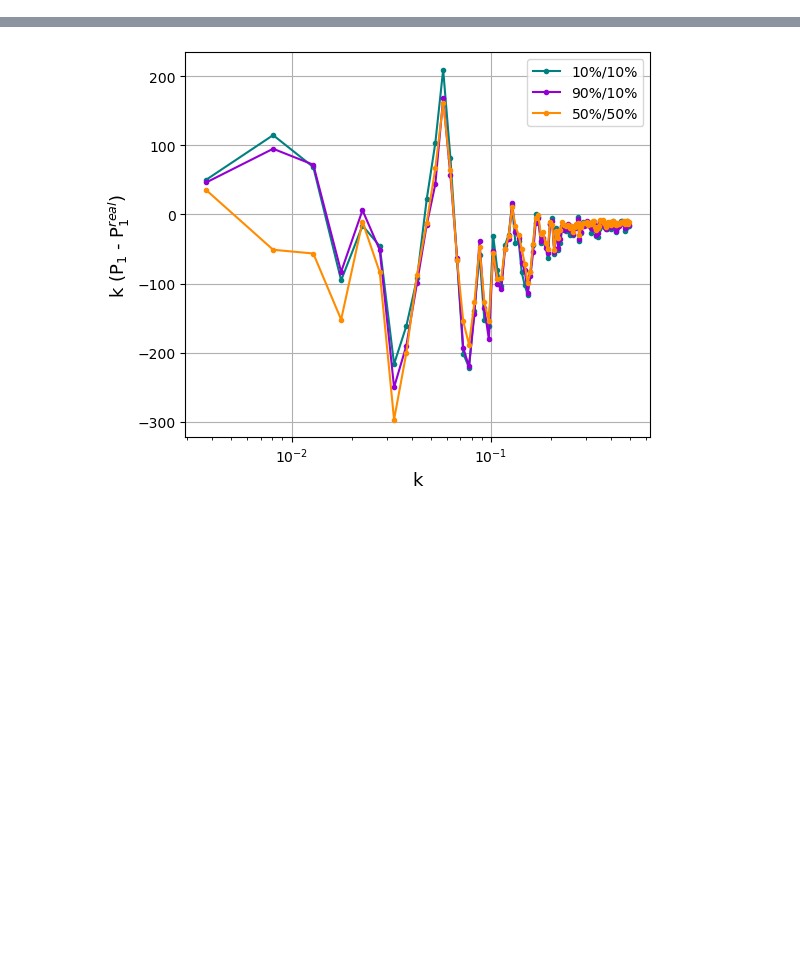
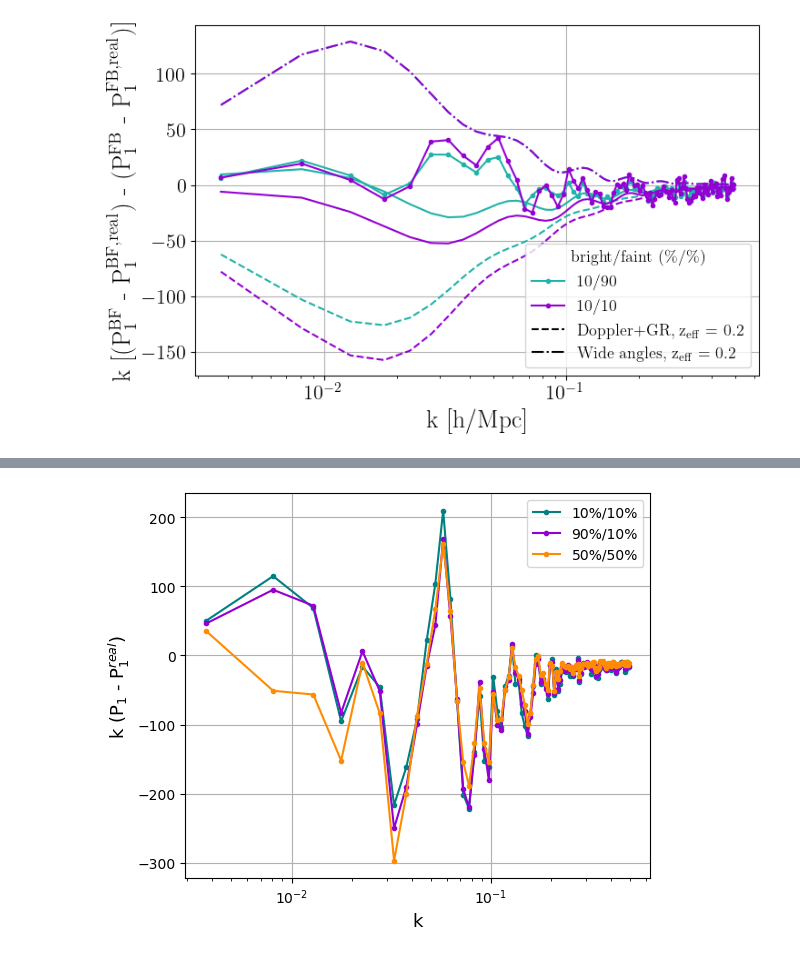
Before and after one commit to JadePiat/Relativistic_effects, a Jupyter notebook: power_spectrum.ipynb, the cells around one changed output, grey strips where cells are left out. Drawn from its saved outputs; the diff is of its cells as text; code cells hidden in the pictures; blank space fills up the shorter version.

```diff
--- a/power_spectrum.ipynb
+++ b/power_spectrum.ipynb
@@ -80,0 +114,74 @@ plt.savefig('/global/homes/j/jpiat/Relativistic_effects/figures/dipole.pdf');
+# %%
+from matplotlib.lines import Line2D
+
+cuts_b = [10,10]
+cuts_f = [90,10]
+
+s_b = [0.98,0.98]
+s_f = [0.42,0.30]
+
+b_b = [1.3,1.3]
+b_f = [1.05,1.05]
+
+z = 0.2
+
+plt.figure(figsize=(8,5))
+plt.xticks(fontsize = 16)
+plt.yticks(fontsize = 16)
+
+colors = ['lightseagreen','darkviolet']
+
+for i, [cut_b, cut_f] in enumerate(zip(cuts_b, cuts_f)):
+
+    data_BF = np.loadtxt(f'/global/homes/j/jpiat/data/Pk1_b{cut_b}_f{cut_f}.dat')
+    data_FB = np.loadtxt(f'/global/homes/j/jpiat/data/Pk1_f{cut_f}_b{cut_b}.dat')
+    data_real_BF = np.loadtxt(f'/global/homes/j/jpiat/data/Pk1_real_b{cut_b}_f{cut_f}.dat')
+    data_real_FB = np.loadtxt(f'/global/homes/j/jpiat/data/Pk1_real_f{cut_f}_b{cut_b}.dat')
+
+    k = data_BF[:,0]
+    k_real = data_real_BF[:,0]
+    pk1_BF = data_BF[:,1]
+    pk1_FB = data_FB[:,1]
+    pk1_real_BF = data_real_BF[:,1]
+    pk1_real_FB = data_real_FB[:,1]
+
+    s = [s_b[i], s_f[i]]
+    b = [b_b[i], b_f[i]]
+
+    pk1_model = model(k,z,s,b)
+    P_tot = (pk1_BF-pk1_real_BF)-(pk1_FB-pk1_real_FB)
+    Pwa = wide_angles(z,k,b_f[i],Pm,dPm)+wide_angles(z,k,b_b[i],Pm,dPm)
+
+    #data = np.zeros((len(k),7))
+    #data[:,0] = k
+    #data[:,1] = k_real
+    #data[:,2] = pk1_BF
+    #data[:,3] = pk1_real_BF
+    #data[:,4] = pk1_FB
+    #data[:,5] = pk1_real_FB
+    #data[:,6] = P_tot
+    #
+    #if cut_f == 90:
+    #    np.savetxt('dipole_B10_F90.txt', data)
+    #
+    #if cut_f == 10:
+    #    np.savetxt('dipole_B10_F10.txt', data)
+
+    plt.plot(k,k*P_tot,marker='.',label=f'{cut_b}/{cut_f}',color=colors[i])
+    plt.plot(k, -2*k*pk1_model, ls = '--', color=colors[i])
+    plt.plot(k, k*Pwa, ls = '-.', color=colors[i])
+    plt.plot(k, k*(Pwa-2*pk1_model), ls = '-', color=colors[i])
+
+line = Line2D([0], [0], label=r'Doppler+GR, z$_{\rm eff}$ = 0.2', color='k', ls='--')
+line1 = Line2D([0], [0], label=r'Wide angles, z$_{\rm eff}$ = 0.2', color='k', ls='-.')
+handles, labels = plt.gca().get_legend_handles_labels()
+handles.extend([line,line1])
+
+plt.ylabel(r'k [(P$\rm_1^{BF}$ - P$\rm^{BF,real}_1$) - (P$\rm_1^{FB}$ - P$\rm^{FB,real}_1$)]',fontsize=20)
+plt.xlabel('k [h/Mpc]', fontsize=20)
+plt.xscale('log')
+plt.grid()
+plt.legend(handles=handles, fontsize=13,title='bright/faint (\%/\%)',title_fontsize=13)
+plt.savefig('/global/homes/j/jpiat/Relativistic_effects/figures/dipole.pdf',bbox_inches='tight');
+# %% [output]
+[figure, added]
```
Also changed, not shown: parts of 7 cells of this notebook, 14 other files.
